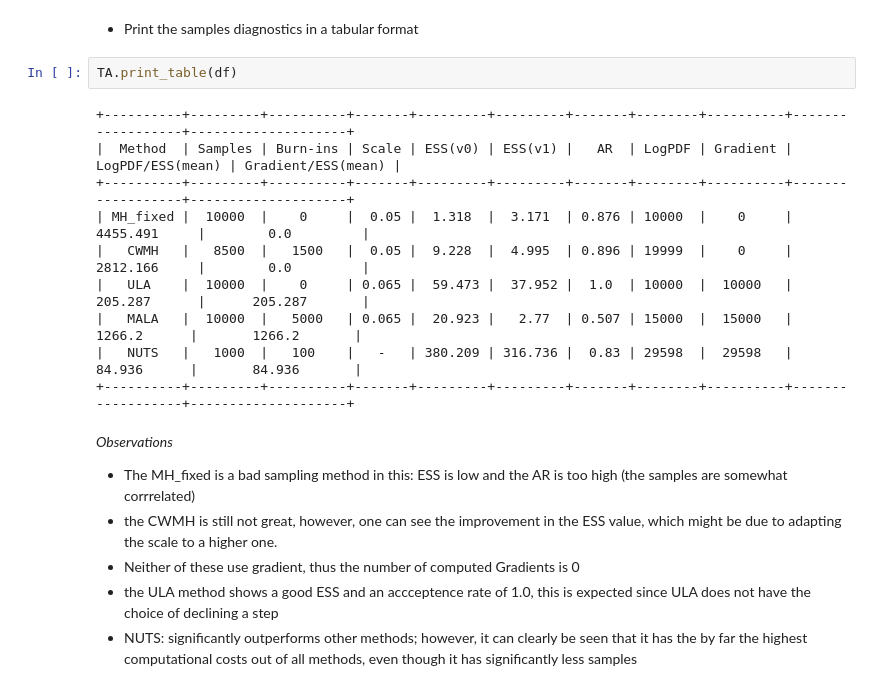
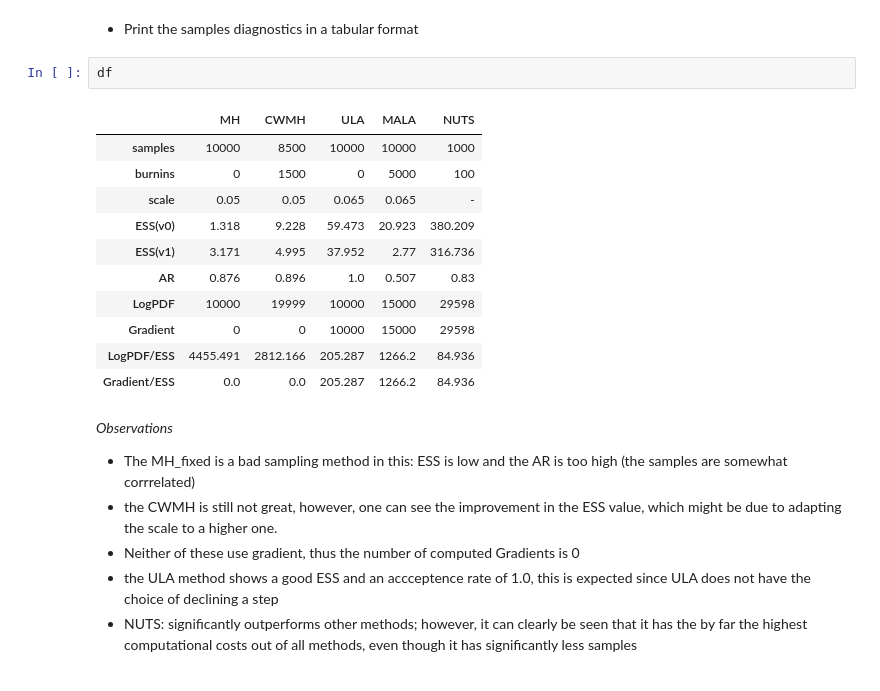
Before and after one commit to CUQI-DTU/CUQIpy-Benchmarks, a Jupyter notebook: demos/D01-table-donut.ipynb, the cells around one changed output. Saved outputs shown, nothing was run; the diff lists cells and outputs as text.

```diff
--- a/demos/D01-table-donut.ipynb
+++ b/demos/D01-table-donut.ipynb
@@ -113,18 +113,20 @@ Sample 15000 / 15000
 Sample 1100 / 1100
 # %% [markdown]
 - Print the samples diagnostics in a tabular format
-# %%
-TA.print_table(df)
-# %% [output]
-+----------+---------+----------+-------+---------+---------+-------+--------+----------+------------------+--------------------+
-|  Method  | Samples | Burn-ins | Scale | ESS(v0) | ESS(v1) |   AR  | LogPDF | Gradient | LogPDF/ESS(mean) | Gradient/ESS(mean) |
-+----------+---------+----------+-------+---------+---------+-------+--------+----------+------------------+--------------------+
-| MH_fixed |  10000  |    0     |  0.05 |  1.318  |  3.171  | 0.876 | 10000  |    0     |     4455.491     |        0.0         |
-|   CWMH   |   8500  |   1500   |  0.05 |  9.228  |  4.995  | 0.896 | 19999  |    0     |     2812.166     |        0.0         |
-|   ULA    |  10000  |    0     | 0.065 |  59.473 |  37.952 |  1.0  | 10000  |  10000   |     205.287      |      205.287       |
-|   MALA   |  10000  |   5000   | 0.065 |  20.923 |   2.77  | 0.507 | 15000  |  15000   |      1266.2      |       1266.2       |
-|   NUTS   |   1000  |   100    |   -   | 380.209 | 316.736 |  0.83 | 29598  |  29598   |      84.936      |       84.936       |
-+----------+---------+----------+-------+---------+---------+-------+--------+----------+------------------+--------------------+
+# %%
+df
+# %% [output]
+|  | MH | CWMH | ULA | MALA | NUTS |
+| samples | 10000 | 8500 | 10000 | 10000 | 1000 |
+| burnins | 0 | 1500 | 0 | 5000 | 100 |
+| scale | 0.05 | 0.05 | 0.065 | 0.065 | - |
+| ESS(v0) | 1.318 | 9.228 | 59.473 | 20.923 | 380.209 |
+| ESS(v1) | 3.171 | 4.995 | 37.952 | 2.77 | 316.736 |
+| AR | 0.876 | 0.896 | 1.0 | 0.507 | 0.83 |
+| LogPDF | 10000 | 19999 | 10000 | 15000 | 29598 |
+| Gradient | 0 | 0 | 10000 | 15000 | 29598 |
+| LogPDF/ESS | 4455.491 | 2812.166 | 205.287 | 1266.2 | 84.936 |
+| Gradient/ESS | 0.0 | 0.0 | 205.287 | 1266.2 | 84.936 |
 # %% [markdown]
 _Observations_
 - The MH_fixed is a bad sampling method in this: ESS is low and the AR is too high (the samples are somewhat corrrelated)
```
Also changed, not shown: parts of 15 cells of this notebook, 8 other files.
